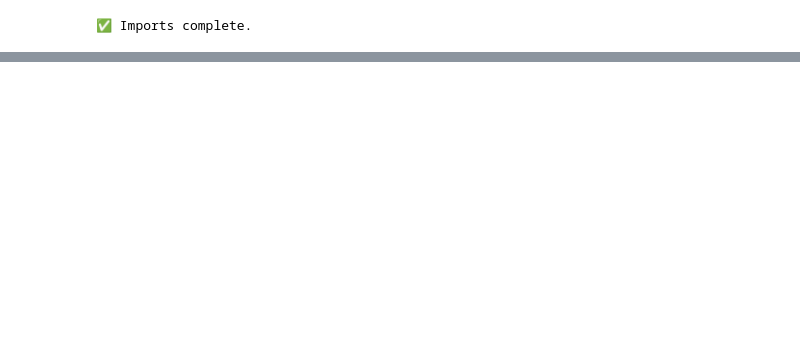
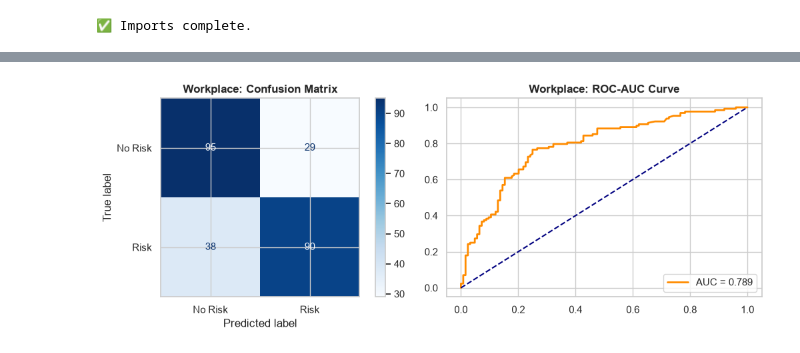
Before and after one commit to Dreamingdreamers/mental-health-risk-prediction, a Jupyter notebook: notebooks/01_eda_and_preprocessing.ipynb, the cells around one changed output, grey strips where cells are left out. Drawn from its saved outputs; the diff is of its cells as text; code cells hidden in the pictures; blank space fills up the shorter version.

```diff
--- a/notebooks/01_eda_and_preprocessing.ipynb
+++ b/notebooks/01_eda_and_preprocessing.ipynb
@@ -36,0 +64,96 @@ print("✅ Imports complete.")
+# %%
+# =====================================================================
+# SECTION 1: WORKPLACE MODEL PIPELINE (survey.csv)
+# =====================================================================
+print("\n" + "="*60)
+print("  SECTION 1: WORKPLACE MODEL PIPELINE (survey.csv)  ")
+print("="*60)
+
+# Load Dataset
+workplace_path = "../data/raw/survey.csv"
+if not os.path.exists(workplace_path):
+    workplace_path = "survey.csv" # Fallback if run from root directory
+
+df_work = pd.read_csv(workplace_path)
+print(f"Loaded survey.csv: {df_work.shape}")
+
+# Data Cleaning
+df_work['Age'] = df_work['Age'].apply(lambda x: np.nan if (x < 18 or x > 80) else x)
+df_work['Age'].fillna(df_work['Age'].median(), inplace=True)
+
+def clean_gender(gender_str):
+    if pd.isna(gender_str): return 'Other'
+    g = str(gender_str).lower().strip()
+    if g in ['male', 'm', 'male-ish', 'maile', 'cis male', 'mal', 'male (cis)', 'make', 'guy (-ish) ^_^', 'male ', 'man', 'msle', 'mail', 'cis man', 'malr']:
+        return 'Male'
+    elif g in ['female', 'f', 'cis female', 'woman', 'femake', 'female ', 'cis-female/femme', 'female (cis)', 'femail']:
+        return 'Female'
+    else:
+        return 'Other'
+
+df_work['Gender'] = df_work['Gender'].apply(clean_gender)
+df_work['target'] = df_work['treatment'].map({'Yes': 1, 'No': 0})
+
+workplace_features = [
+    'Age', 'Gender', 'self_employed', 'family_history', 'remote_work',
+    'tech_company', 'benefits', 'care_options', 'wellness_program',
+    'seek_help', 'anonymity', 'leave', 'work_interfere'
+]
+
+X_work = df_work[workplace_features]
+y_work = df_work['target']
+
+X_work_train, X_work_test, y_work_train, y_work_test = train_test_split(
+    X_work, y_work, test_size=0.2, random_state=42, stratify=y_work
+)
+
+# Pipeline Transformers
+num_work_cols = ['Age']
+cat_work_cols = [c for c in workplace_features if c != 'Age']
+
+preprocessor_work = ColumnTransformer([
+    ('num', Pipeline([('imputer', SimpleImputer(strategy='median')), ('scaler', StandardScaler())]), num_work_cols),
+    ('cat', Pipeline([('imputer', SimpleImputer(strategy='most_frequent')), ('encoder', OneHotEncoder(drop='first', sparse_output=False, handle_unknown='ignore'))]), cat_work_cols)
+])
+
+X_work_train_proc = preprocessor_work.fit_transform(X_work_train)
+X_work_test_proc = preprocessor_work.transform(X_work_test)
+
+work_feature_names = num_work_cols + list(preprocessor_work.named_transformers_['cat']['encoder'].get_feature_names_out(cat_work_cols))
+X_work_train_df = pd.DataFrame(X_work_train_proc, columns=work_feature_names)
+X_work_test_df = pd.DataFrame(X_work_test_proc, columns=work_feature_names)
+
+# Train XGBoost Model
+model_work = XGBClassifier(n_estimators=100, max_depth=4, learning_rate=0.05, eval_metric='logloss', random_state=42)
+model_work.fit(X_work_train_df, y_work_train)
+
+# Evaluation
+y_work_pred = model_work.predict(X_work_test_df)
+y_work_probs = model_work.predict_proba(X_work_test_df)[:, 1]
+
+print(f"Workplace Accuracy  : {accuracy_score(y_work_test, y_work_pred):.4f}")
+print(f"Workplace Recall    : {recall_score(y_work_test, y_work_pred):.4f}")
+print(f"Workplace ROC-AUC   : {roc_auc_score(y_work_test, y_work_probs):.4f}")
+
+# Plot Workplace Confusion Matrix & ROC
+fig, axes = plt.subplots(1, 2, figsize=(11, 4))
+ConfusionMatrixDisplay(confusion_matrix(y_work_test, y_work_pred), display_labels=['No Risk', 'Risk']).plot(ax=axes[0], cmap='Blues')
+axes[0].set_title('Workplace: Confusion Matrix', fontweight='bold')
+
+fpr, tpr, _ = roc_curve(y_work_test, y_work_probs)
+axes[1].plot(fpr, tpr, color='darkorange', lw=2, label=f'AUC = {roc_auc_score(y_work_test, y_work_probs):.3f}')
+axes[1].plot([0, 1], [0, 1], color='navy', linestyle='--')
+axes[1].set_title('Workplace: ROC-AUC Curve', fontweight='bold')
+axes[1].legend(loc='lower right')
+plt.tight_layout()
+plt.show()
+
+# SHAP Explainability
+explainer_work = shap.TreeExplainer(model_work)
+shap_work = explainer_work(X_work_test_df)
+plt.figure(figsize=(8, 4))
+shap.summary_plot(shap_work, X_work_test_df, plot_type="bar", show=False)
+plt.title("Workplace: SHAP Feature Importance", fontweight='bold')
+plt.tight_layout()
+plt.show()
+# %% [output]
@@ -36,0 +174 @@ print("✅ Imports complete.")
+[figure, added]
```
Also changed, not shown: parts of 5 cells of this notebook, 1 other file.
